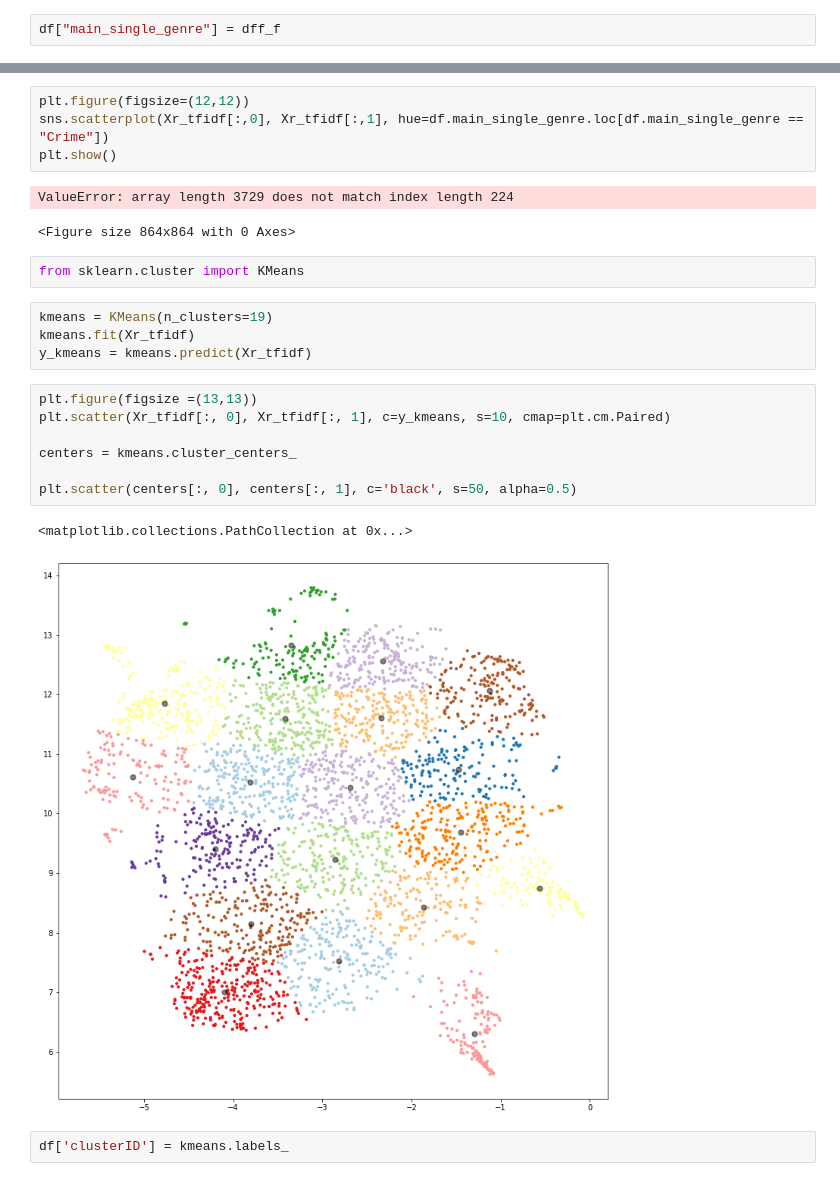
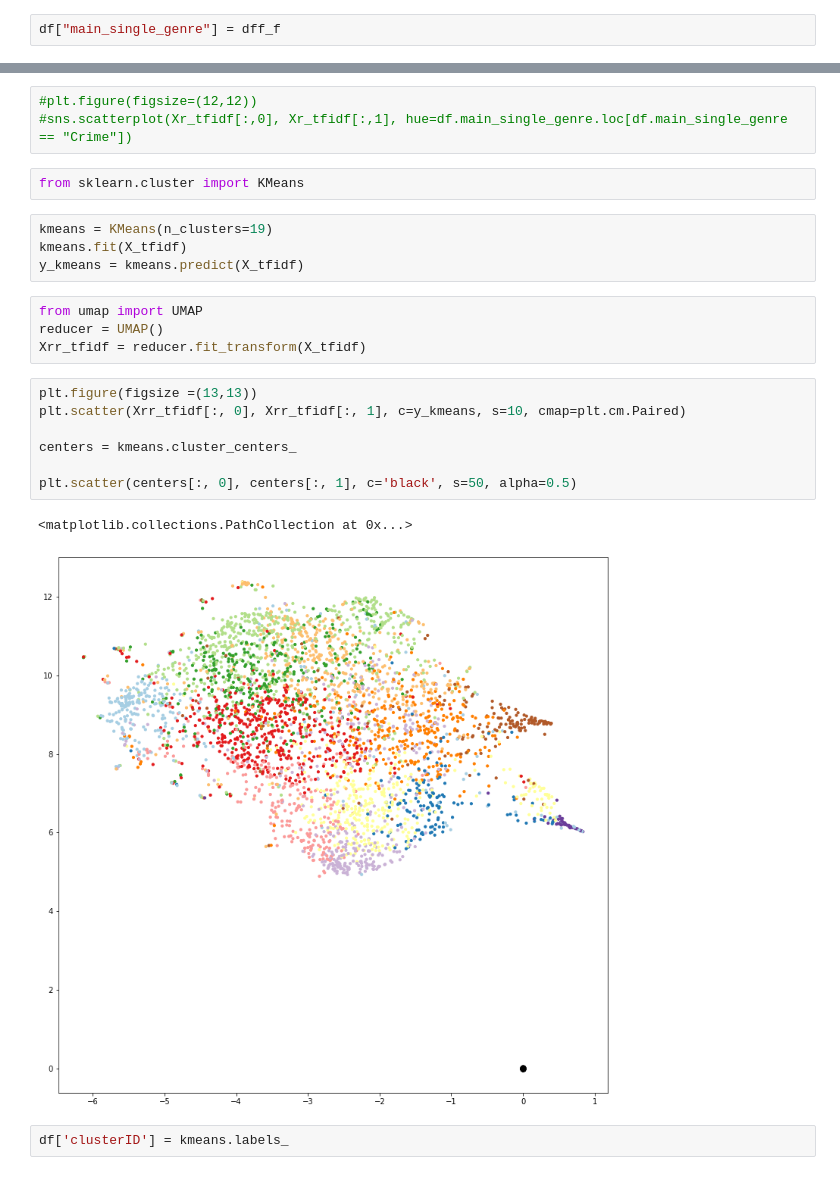
Before and after one commit to LennartKeller/SubtitleClustering, a Jupyter notebook: notebooks/Clustering_Genres.ipynb, the cells around one changed output, grey strips where cells are left out. Saved outputs shown, nothing was run; the diff lists cells and outputs as text.

Commit message:
kmeans on main_genre wip

```diff
--- a/notebooks/Clustering_Genres.ipynb
+++ b/notebooks/Clustering_Genres.ipynb
@@ -150,26 +150,26 @@ plt.show()
 # %%
-plt.figure(figsize=(12,12))
-sns.scatterplot(Xr_tfidf[:,0], Xr_tfidf[:,1], hue=df.main_single_genre.loc[df.main_single_genre == "Crime"])
-plt.show()
+#plt.figure(figsize=(12,12))
+#sns.scatterplot(Xr_tfidf[:,0], Xr_tfidf[:,1], hue=df.main_single_genre.loc[df.main_single_genre == "Crime"])
-# %% [output]
-ValueError: array length 3729 does not match index length 224
-<Figure size 864x864 with 0 Axes>
 # %%
 from sklearn.cluster import KMeans
 # %%
 kmeans = KMeans(n_clusters=19)
-kmeans.fit(Xr_tfidf)
-y_kmeans = kmeans.predict(Xr_tfidf)
+kmeans.fit(X_tfidf)
+y_kmeans = kmeans.predict(X_tfidf)
+# %%
+from umap import UMAP
+reducer = UMAP()
+Xrr_tfidf = reducer.fit_transform(X_tfidf)
 # %%
 plt.figure(figsize =(13,13))
-plt.scatter(Xr_tfidf[:, 0], Xr_tfidf[:, 1], c=y_kmeans, s=10, cmap=plt.cm.Paired)
+plt.scatter(Xrr_tfidf[:, 0], Xrr_tfidf[:, 1], c=y_kmeans, s=10, cmap=plt.cm.Paired)
 
 centers = kmeans.cluster_centers_
 
 plt.scatter(centers[:, 0], centers[:, 1], c='black', s=50, alpha=0.5)
 # %% [output]
 <matplotlib.collections.PathCollection at 0x...>
-[figure, old version]
+[figure, new version]
 # %%
 df['clusterID'] = kmeans.labels_
 # %%
```
Also changed, not shown: parts of 8 cells of this notebook.
